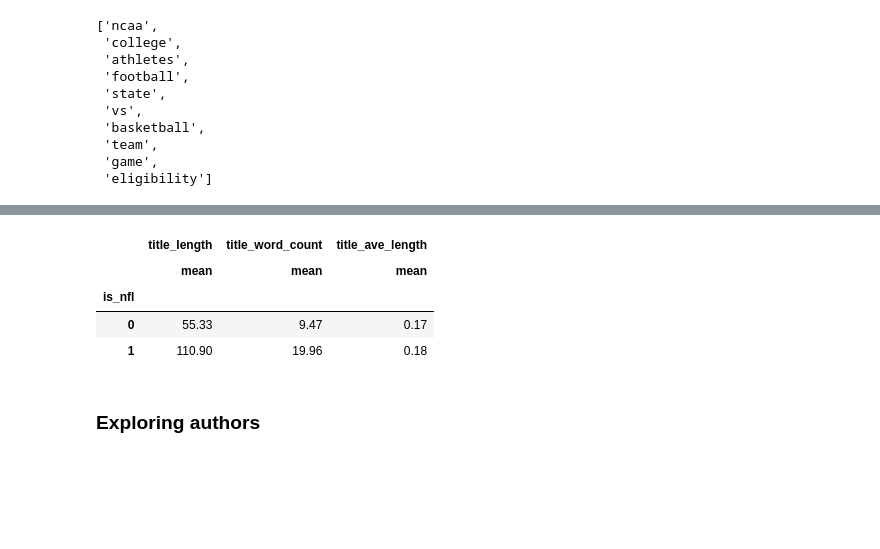
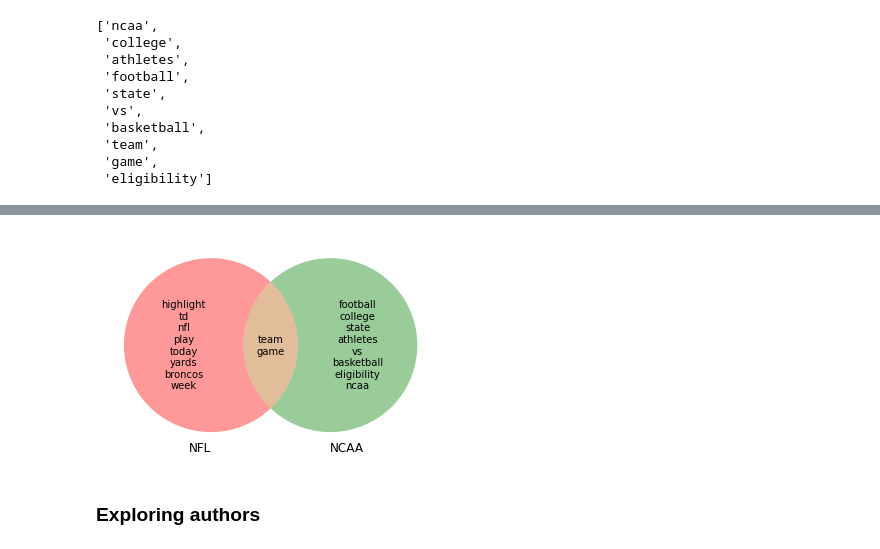
Before and after one commit to niphonch/project3_NLP_subreddit, a Jupyter notebook: NLP frequent word removal.ipynb, the cells around one changed output, grey strips where cells are left out. Drawn from its saved outputs; the diff is of its cells as text; code cells hidden in the pictures; blank space fills up the shorter version.

```diff
--- a/NLP frequent word removal.ipynb
+++ b/NLP frequent word removal.ipynb
@@ -315,12 +327,14 @@ plt.show()
-# %%
-#df.groupby(['is_nfl'])['title_length','title_word_count','title_ave_length'].agg(['mean']).round(2)
-df.groupby(['is_nfl']).agg(['mean']).round(2)
-# %% [output]
-|  | title_length | title_word_count | title_ave_length |
-|  | mean | mean | mean |
-| is_nfl |  |  |  |
-| 0 | 55.33 | 9.47 | 0.17 |
-| 1 | 110.90 | 19.96 | 0.18 |
+# %%
+A = set(['highlight','game','nfl','yards','td','week', 'play','today', 'broncos','team'])
+B = set(['ncaa','college','athletes','football','state','vs','basketball', 'team','game','eligibility'])
+
+v = venn2([A,B], ('NFL', 'NCAA'))
+
+v.get_label_by_id('100').set_text('\n'.join(A-B))
+v.get_label_by_id('110').set_text('\n'.join(A&B))
+v.get_label_by_id('010').set_text('\n'.join(B-A))
+# %% [output]
+[figure, added]
 # %% [markdown]
 ### Exploring authors
 # %%
```
Also changed, not shown: parts of 88 cells of this notebook.
